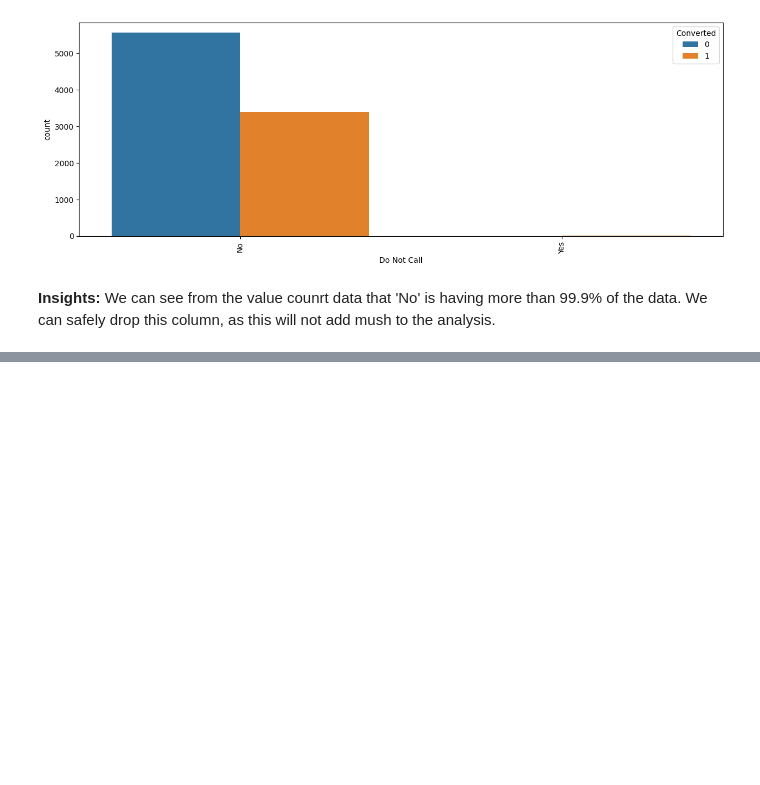
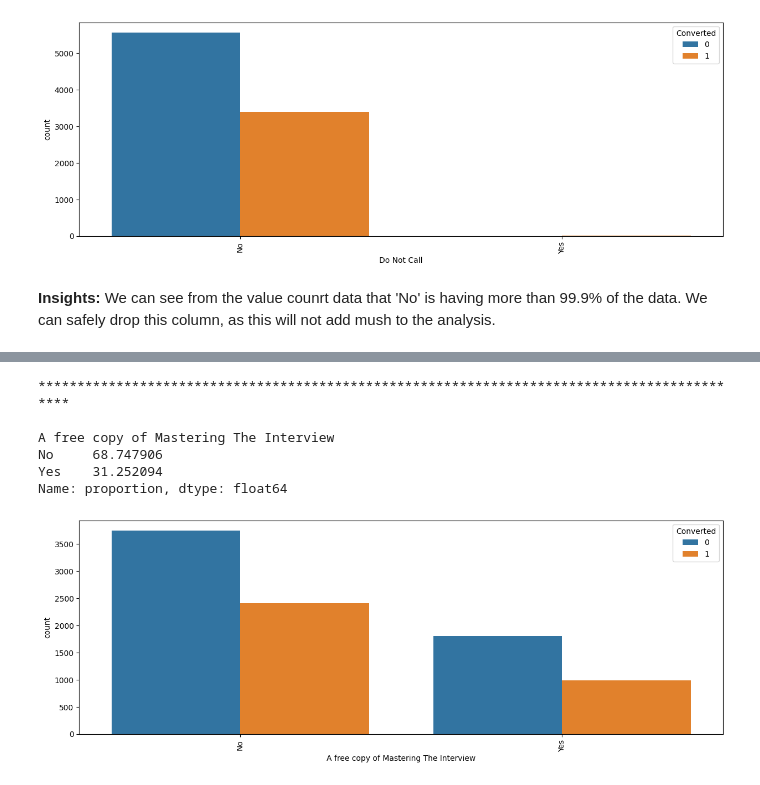
Before and after one commit to AkankshaDwivedi/lead-scoring-assignment, a Jupyter notebook: Lead_Scoring_Assignment_Akanksha.ipynb, the cells around one changed output, grey strips where cells are left out. Saved outputs shown, nothing was run; the diff lists cells and outputs as text; code cells hidden in the pictures; blank space fills up the shorter version.

```diff
--- a/Lead_Scoring_Assignment_Akanksha.ipynb
+++ b/Lead_Scoring_Assignment_Akanksha.ipynb
@@ -984,0 +1083,11 @@ col_to_drop
+# %%
+# Let's check the column 'A free copy of Mastering The Interview'
+value_count_and_plot_graph('A free copy of Mastering The Interview')
+# %% [output]
+********************************************************************************************
+
+A free copy of Mastering The Interview
+No     68.747906
+Yes    31.252094
+Name: proportion, dtype: float64
+[figure, added]
```
Also changed, not shown: parts of 33 cells of this notebook.
